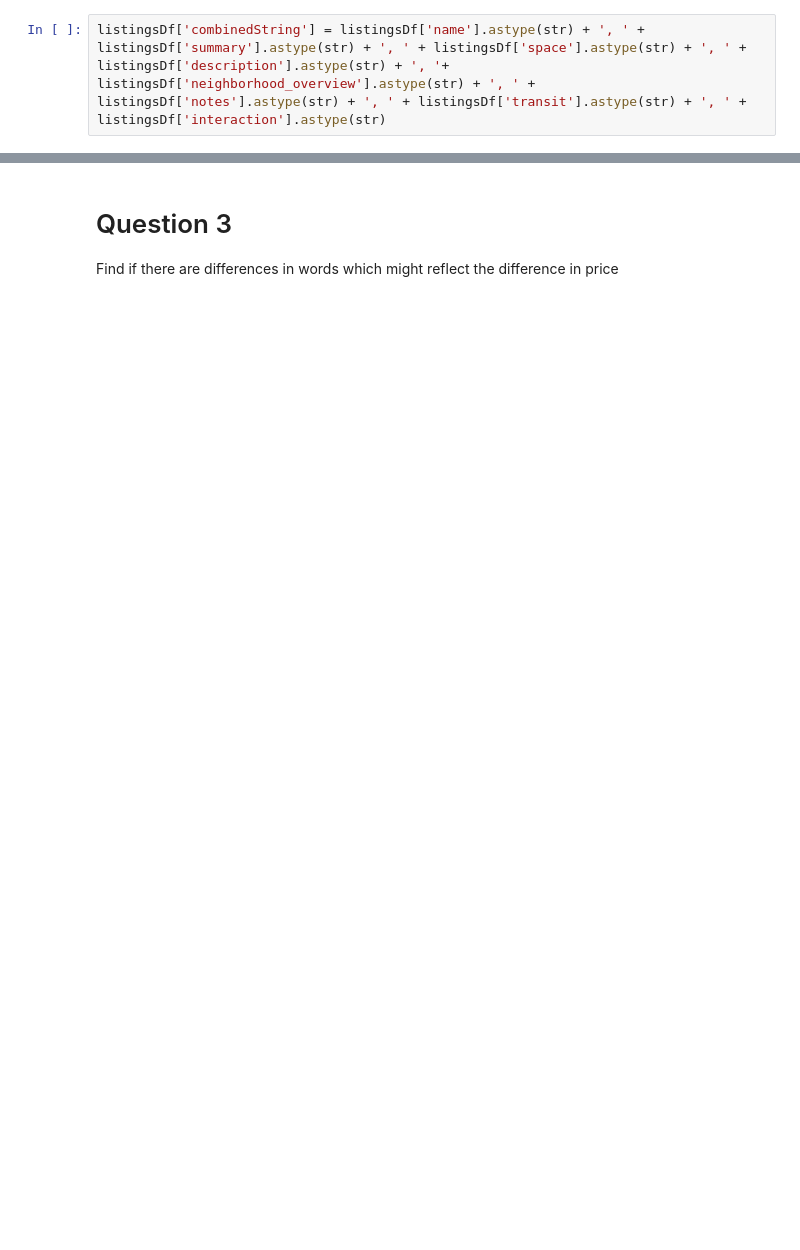
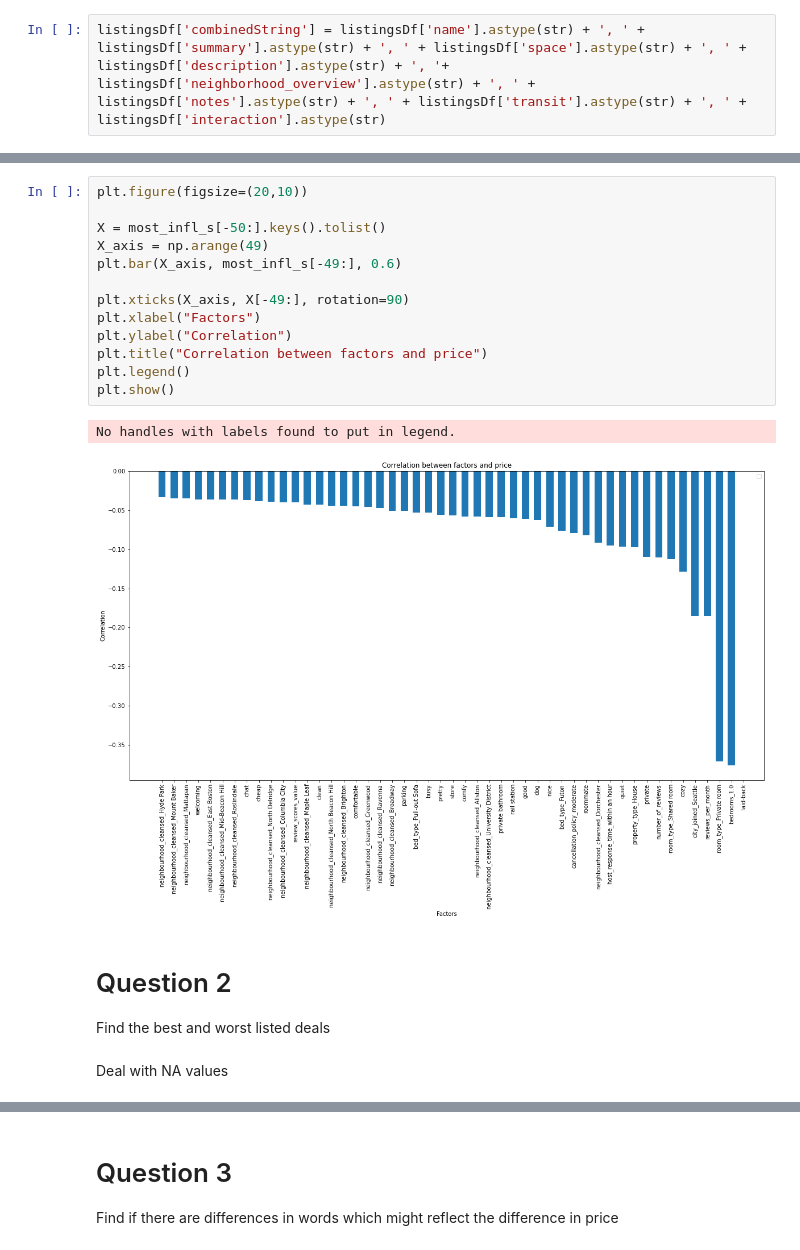
Before and after one commit to PWolf96/AirBnB--Boston, a Jupyter notebook: AirBnB - Boston and Seattle.ipynb, the cells around one changed output, grey strips where cells are left out. Saved outputs shown, nothing was run; the diff lists cells and outputs as text; blank space fills up the shorter version.

```diff
--- a/AirBnB - Boston and Seattle.ipynb
+++ b/AirBnB - Boston and Seattle.ipynb
@@ -286,0 +283,21 @@ listingsDf.to_csv('listingsUdacity')
+# %%
+plt.figure(figsize=(20,10))
+
+X = most_infl_s[-50:].keys().tolist()
+X_axis = np.arange(49)
+plt.bar(X_axis, most_infl_s[-49:], 0.6)
+
+plt.xticks(X_axis, X[-49:], rotation=90)
+plt.xlabel("Factors")
+plt.ylabel("Correlation")
+plt.title("Correlation between factors and price")
+plt.legend()
+plt.show()
+# %% [output]
+No handles with labels found to put in legend.
+[figure, added]
+# %% [markdown]
+# Question 2
+Find the best and worst listed deals
+# %% [markdown]
+Deal with NA values
```
Also changed, not shown: parts of 31 cells of this notebook, 1 other file.
